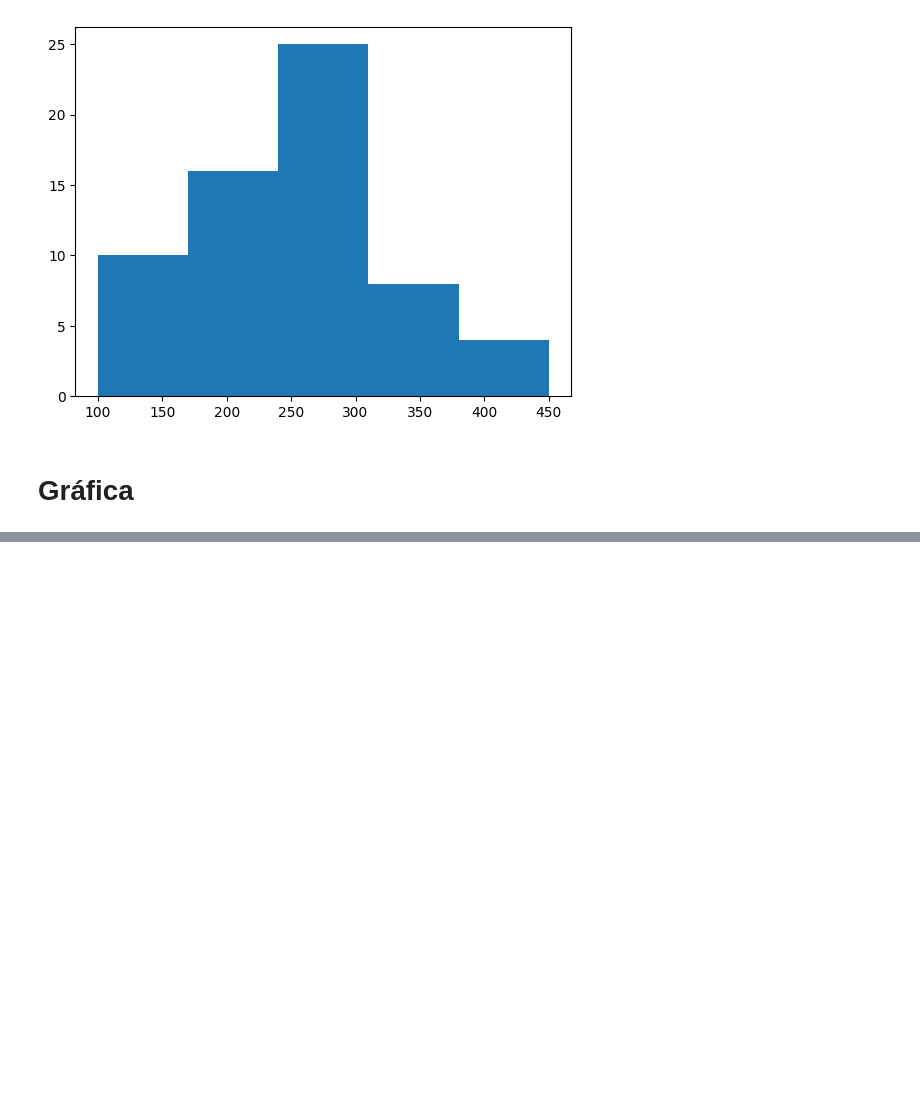
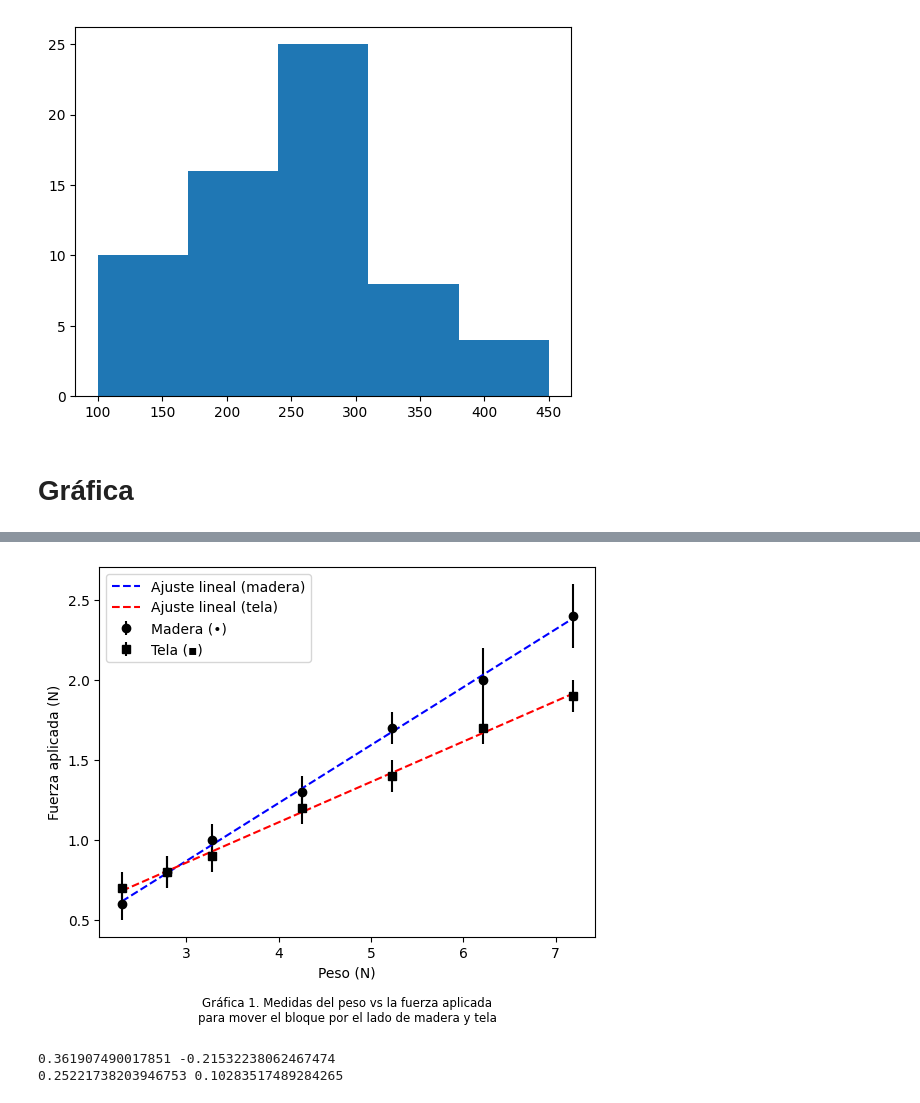
Before and after one commit to Hdavid1123/F-sica-Experimental-II-2024-1, a Jupyter notebook: Tarea_3/minimos_cuadrados.ipynb, the cells around one changed output, grey strips where cells are left out. Cells and saved outputs as stored; diff of their text form; code cells hidden in the pictures; blank space fills up the shorter version.

```diff
--- a/Tarea_3/minimos_cuadrados.ipynb
+++ b/Tarea_3/minimos_cuadrados.ipynb
@@ -103,0 +107,30 @@ Text(0.5, -0.25, 'Gráfica 1. Medidas del peso vs la fuerza aplicada para mover
+# %%
+# Gráfica de puntos con barras de error
+plt.errorbar(weight, wood_newtons, color='black', yerr=dwood_newtons, fmt='o', label='Madera (•)')
+plt.errorbar(weight, fabric_newtons, color='black', yerr=dfabric_newtons, fmt='s', label='Tela (▪)')
+
+# Etiquetas y título
+plt.xlabel('Peso (N)')
+plt.ylabel('Fuerza aplicada (N)')
+plt.title('Gráfica 1. Medidas del peso vs la fuerza aplicada\npara mover el bloque por el lado de madera y tela', y=-0.25, fontsize=8.5)
+
+# Ajuste lineal para madera
+m1, b1 = np.polyfit(weight, wood_newtons, 1)
+plt.plot(weight, m1 * np.array(weight) + b1, color='blue', linestyle='--', label='Ajuste lineal (madera)')
+
+# Ajuste lineal para tela
+m2, b2 = np.polyfit(weight, fabric_newtons, 1)
+plt.plot(weight, m2 * np.array(weight) + b2, color='red', linestyle='--', label='Ajuste lineal (tela)')
+
+# Leyenda
+plt.legend()
+
+# Mostrar la gráfica
+plt.show()
+
+print(m1, b1)
+print(m2, b2)
+# %% [output]
+[figure, added]
+0.361907490017851 -0.21532238062467474
+0.25221738203946753 0.10283517489284265
```
Also changed, not shown: parts of 1 cell of this notebook.
